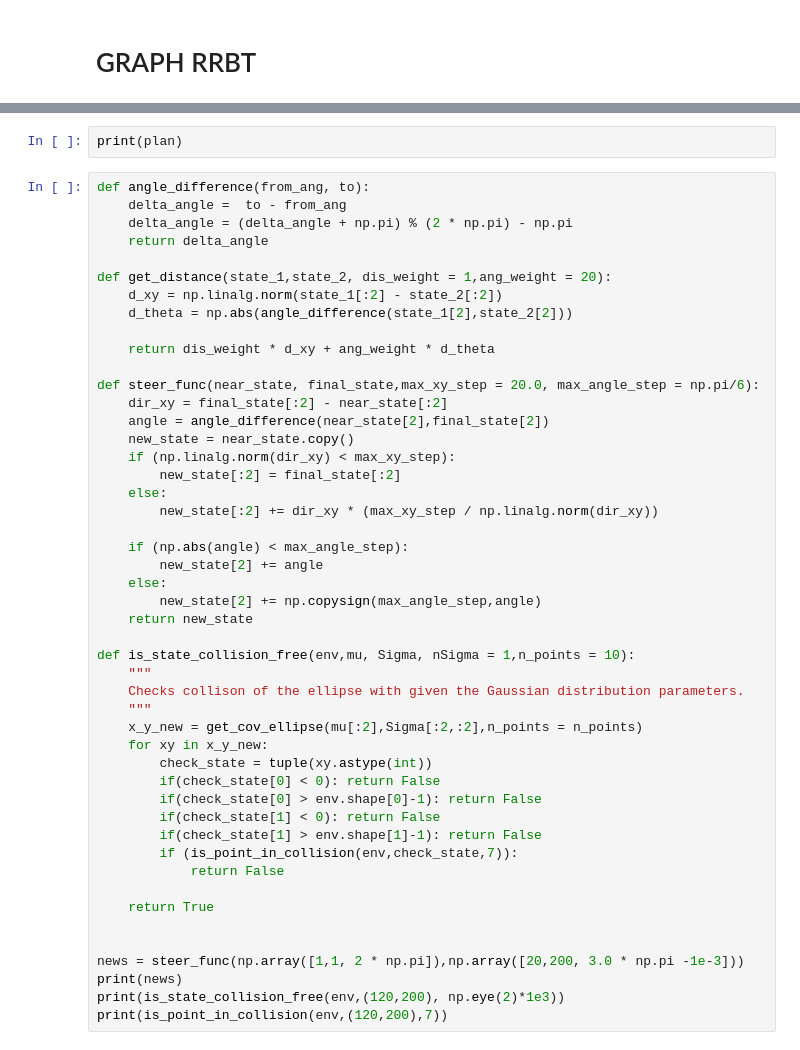
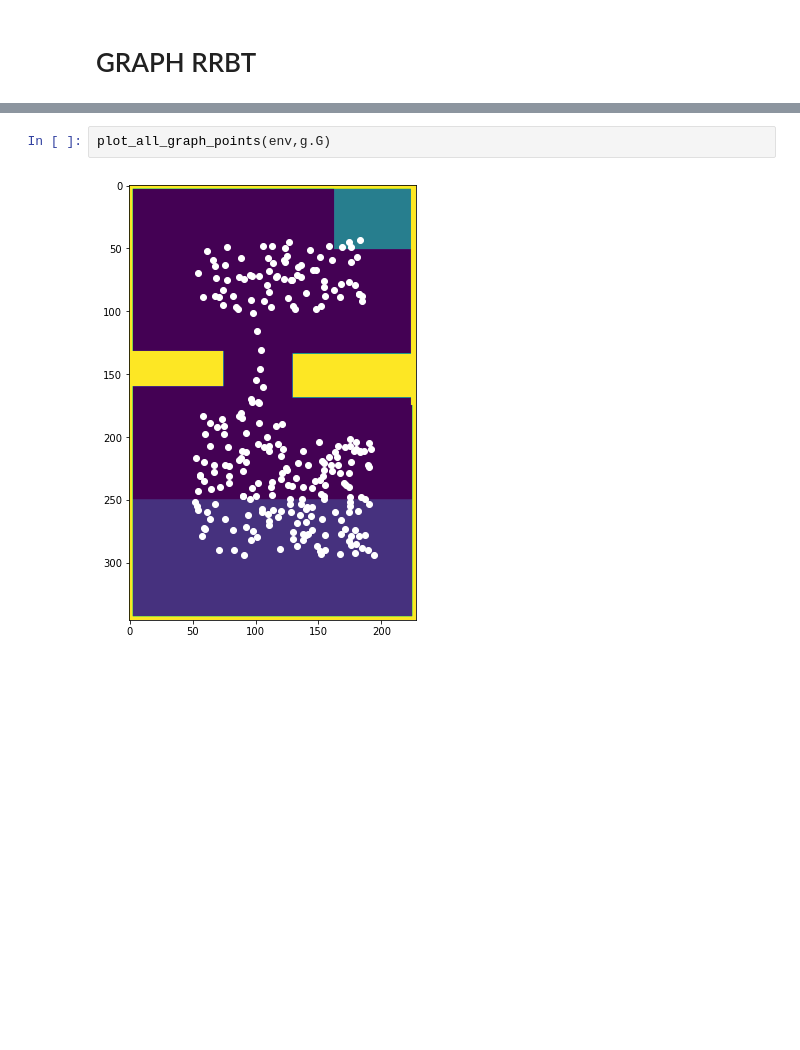
Before and after one commit to KaziiBotashev/RRBT, a Jupyter notebook: RRBT.ipynb, the cells around one changed output, grey strips where cells are left out. Drawn from its saved outputs; the diff is of its cells as text; blank space fills up the shorter version.

Commit message:
The code if finally assembled and served

```diff
--- a/RRBT.ipynb
+++ b/RRBT.ipynb
@@ -365,50 +310,4 @@ IndexError: list index out of range
-# %%
-print(plan)
-# %%
-def angle_difference(from_ang, to):
-    delta_angle =  to - from_ang
-    delta_angle = (delta_angle + np.pi) % (2 * np.pi) - np.pi
-    return delta_angle
-
-def get_distance(state_1,state_2, dis_weight = 1,ang_weight = 20):
-    d_xy = np.linalg.norm(state_1[:2] - state_2[:2])
-    d_theta = np.abs(angle_difference(state_1[2],state_2[2]))
-
-    return dis_weight * d_xy + ang_weight * d_theta
-
-def steer_func(near_state, final_state,max_xy_step = 20.0, max_angle_step = np.pi/6):
-    dir_xy = final_state[:2] - near_state[:2]
-    angle = angle_difference(near_state[2],final_state[2])
-    new_state = near_state.copy()
-    if (np.linalg.norm(dir_xy) < max_xy_step):
-        new_state[:2] = final_state[:2]
-    else:
-        new_state[:2] += dir_xy * (max_xy_step / np.linalg.norm(dir_xy))
-
-    if (np.abs(angle) < max_angle_step):
-        new_state[2] += angle
-    else:
-        new_state[2] += np.copysign(max_angle_step,angle)
-    return new_state
-
-def is_state_collision_free(env,mu, Sigma, nSigma = 1,n_points = 10):
-    """
-    Checks collison of the ellipse with given the Gaussian distribution parameters.
-    """
-    x_y_new = get_cov_ellipse(mu[:2],Sigma[:2,:2],n_points = n_points)
-    for xy in x_y_new:
-        check_state = tuple(xy.astype(int))
-        if(check_state[0] < 0): return False
-        if(check_state[0] > env.shape[0]-1): return False
-        if(check_state[1] < 0): return False
-        if(check_state[1] > env.shape[1]-1): return False
-        if (is_point_in_collision(env,check_state,7)):
-            return False
-
-    return True
-
-
-news = steer_func(np.array([1,1, 2 * np.pi]),np.array([20,200, 3.0 * np.pi -1e-3]))
-print(news)
-print(is_state_collision_free(env,(120,200), np.eye(2)*1e3))
-print(is_point_in_collision(env,(120,200),7))
+# %%
+plot_all_graph_points(env,g.G)
+# %% [output]
+[figure, added]
```
Also changed, not shown: parts of 5 cells of this notebook, 8 other files.
